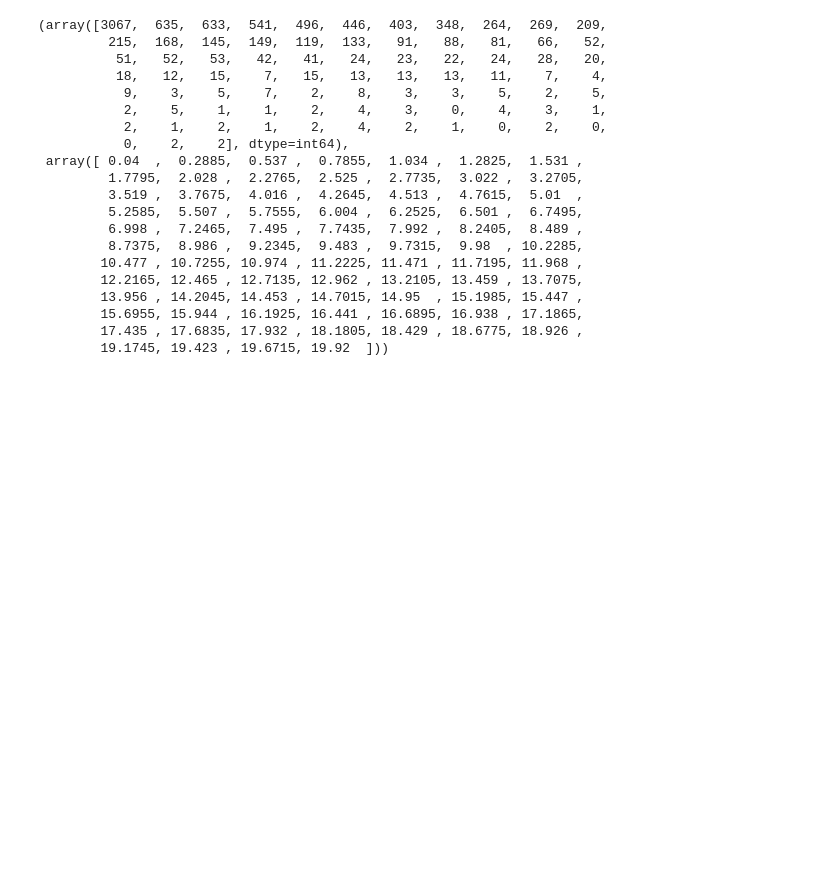
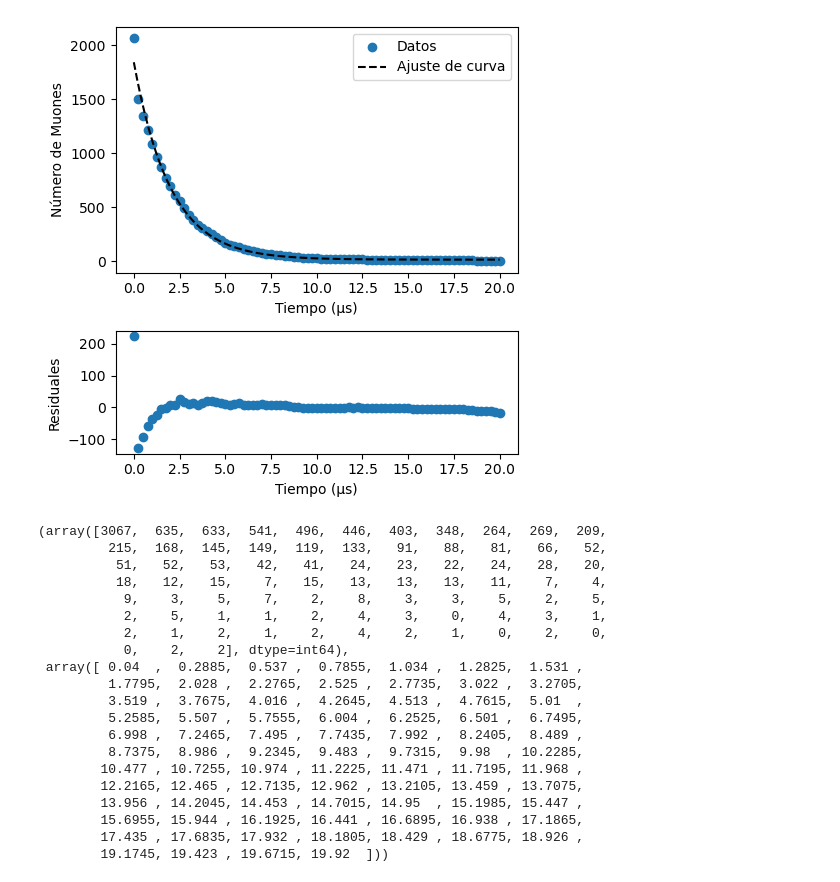
Before and after one commit to QuantumPower4/LabIntermedio2024-2, a Jupyter notebook: Muones/Muones_data.ipynb, the cells around one changed output. Drawn from its saved outputs; the diff is of its cells as text; code cells hidden in the pictures; blank space fills up the shorter version.

Commit message:
Muon ready

```diff
--- a/Muones/Muones_data.ipynb
+++ b/Muones/Muones_data.ipynb
@@ -52,9 +56,9 @@ plt.show()
 # %%
-F1, N1 = np.histogram(times_rawdata1, bins=80)
+F1, N1 = np.histogram(times_rawdata1, bins=bins)
 # %%
 fig, ax = plt.subplots(2,1, figsize=(5,5),gridspec_kw={'height_ratios': [2, 1]})
 
-time_fit1 = np.linspace(0,20,81)
+time_fit1 = np.linspace(0,20,bins+1)
 time_graph1 = np.linspace(0,20,100)
 muon_graph1 = np.array([len(times_rawdata1)])
 
@@ -65,13 +69,13 @@ params1, pcov1 = scipy.optimize.curve_fit(expfunction, time_fit1, muon_graph1)
 
 residuals1 = muon_graph1 - expfunction(time_fit1,*params1)
 
-ax[0].scatter(time_fit1,muon_graph1,label="Datos",marker=".")
+ax[0].scatter(time_fit1,muon_graph1,label="Datos",marker="o")
 ax[0].plot(time_graph1, expfunction(time_graph1,*params1),linestyle="--",label="Ajuste de curva",color="k")
 ax[0].set_xlabel("Tiempo (μs)")
-ax[0].set_ylabel("Número de muones")
+ax[0].set_ylabel("Número de Muones")
 ax[0].legend()
 
-ax[1].scatter(time_fit1, residuals1, marker=".")
+ax[1].scatter(time_fit1, residuals1, marker="o")
 ax[1].set_ylabel("Residuales")
 ax[1].set_xlabel("Tiempo (μs)")
 plt.tight_layout()
@@ -83 +85,2 @@ plt.show()
+[figure, added]
 # %%
```
Also changed, not shown: parts of 25 cells of this notebook, 3 other files.
